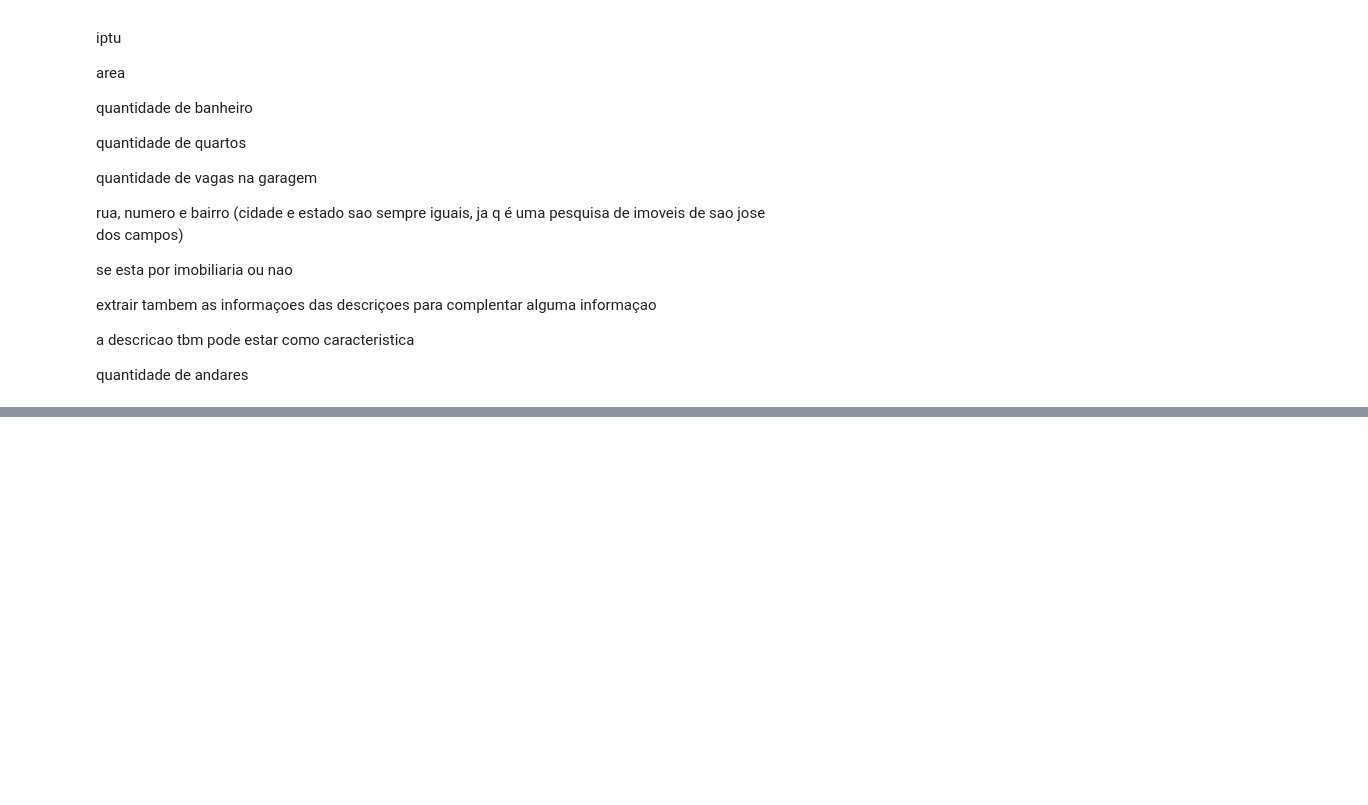
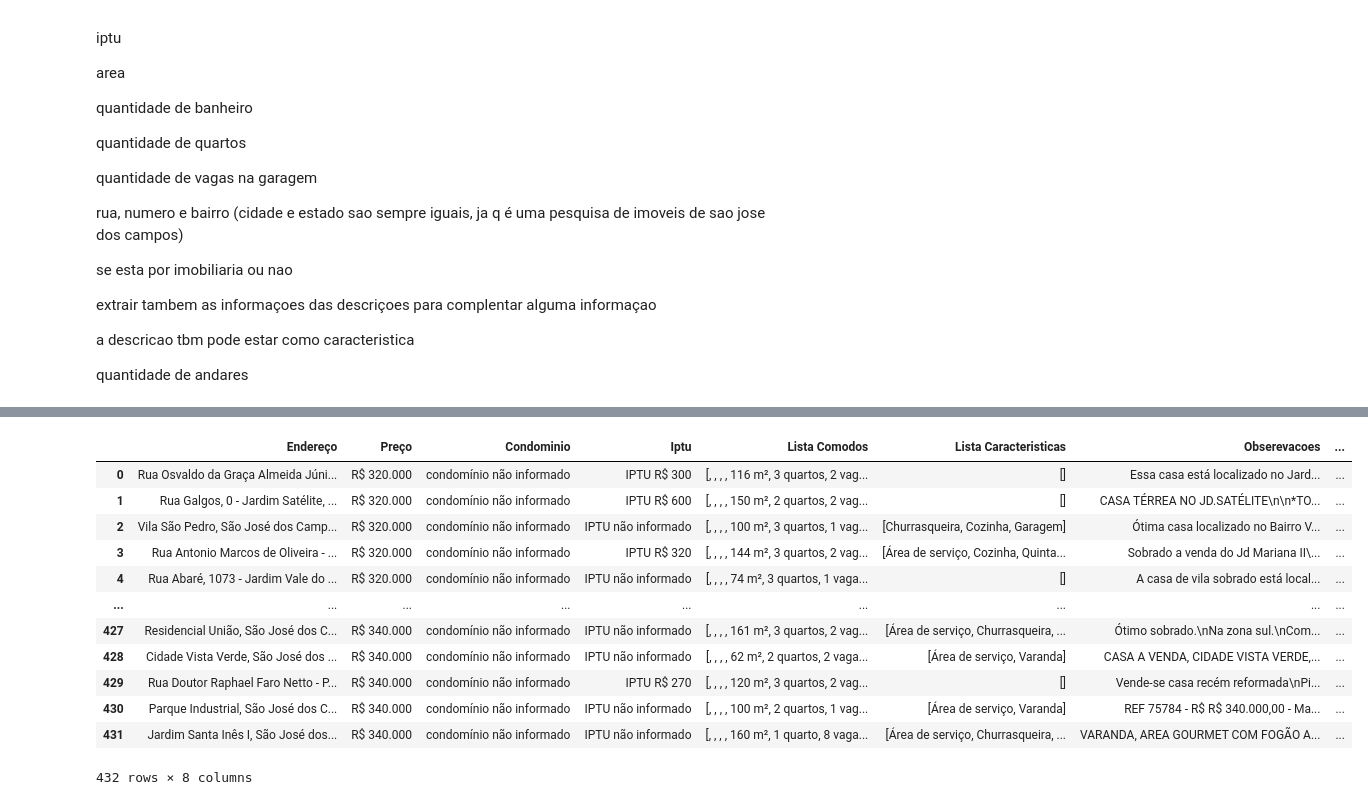
Before and after one commit to jpnune/estudo-imoveis-sao-jose-dos-campos, a Jupyter notebook: web scrapping imoveis zap/websacrapping imoveis sao jose dos campos site zap imoveis.ipynb, the cells around one changed output, grey strips where cells are left out. Drawn from its saved outputs; the diff is of its cells as text; code cells hidden in the pictures; blank space fills up the shorter version.

```diff
--- a/web scrapping imoveis zap/websacrapping imoveis sao jose dos campos site zap imoveis.ipynb
+++ b/web scrapping imoveis zap/websacrapping imoveis sao jose dos campos site zap imoveis.ipynb
@@ -163,0 +685,16 @@ dados
+# %%
+dados2
+# %% [output]
+|  | Endereço | Preço | Condominio | Iptu | Lista Comodos | Lista Caracteristicas | Obserevacoes | ... |
+| 0 | Rua Osvaldo da Graça Almeida Júni... | R$ 320.000 | condomínio não informado | IPTU R$ 300 | [, , , , 116 m², 3 quartos, 2 vag... | [] | Essa casa está localizado no Jard... | ... |
+| 1 | Rua Galgos, 0 - Jardim Satélite, ... | R$ 320.000 | condomínio não informado | IPTU R$ 600 | [, , , , 150 m², 2 quartos, 2 vag... | [] | CASA TÉRREA NO JD.SATÉLITE\n\n*TO... | ... |
+| 2 | Vila São Pedro, São José dos Camp... | R$ 320.000 | condomínio não informado | IPTU não informado | [, , , , 100 m², 3 quartos, 1 vag... | [Churrasqueira, Cozinha, Garagem] | Ótima casa localizado no Bairro V... | ... |
+| 3 | Rua Antonio Marcos de Oliveira - ... | R$ 320.000 | condomínio não informado | IPTU R$ 320 | [, , , , 144 m², 3 quartos, 2 vag... | [Área de serviço, Cozinha, Quinta... | Sobrado a venda do Jd Mariana II\... | ... |
+| 4 | Rua Abaré, 1073 - Jardim Vale do ... | R$ 320.000 | condomínio não informado | IPTU não informado | [, , , , 74 m², 3 quartos, 1 vaga... | [] | A casa de vila sobrado está local... | ... |
+| ... | ... | ... | ... | ... | ... | ... | ... | ... |
+| 427 | Residencial União, São José dos C... | R$ 340.000 | condomínio não informado | IPTU não informado | [, , , , 161 m², 3 quartos, 2 vag... | [Área de serviço, Churrasqueira, ... | Ótimo sobrado.\nNa zona sul.\nCom... | ... |
+| 428 | Cidade Vista Verde, São José dos ... | R$ 340.000 | condomínio não informado | IPTU não informado | [, , , , 62 m², 2 quartos, 2 vaga... | [Área de serviço, Varanda] | CASA A VENDA, CIDADE VISTA VERDE,... | ... |
+| 429 | Rua Doutor Raphael Faro Netto - P... | R$ 340.000 | condomínio não informado | IPTU R$ 270 | [, , , , 120 m², 3 quartos, 2 vag... | [] | Vende-se casa recém reformada\nPi... | ... |
+| 430 | Parque Industrial, São José dos C... | R$ 340.000 | condomínio não informado | IPTU não informado | [, , , , 100 m², 2 quartos, 1 vag... | [Área de serviço, Varanda] | REF 75784 - R$ R$ 340.000,00 - Ma... | ... |
+| 431 | Jardim Santa Inês I, São José dos... | R$ 340.000 | condomínio não informado | IPTU não informado | [, , , , 160 m², 1 quarto, 8 vaga... | [Área de serviço, Churrasqueira, ... | VARANDA, AREA GOURMET COM FOGÃO A... | ... |
+432 rows × 8 columns
```
Also changed, not shown: parts of 16 cells of this notebook, 4 other files.
